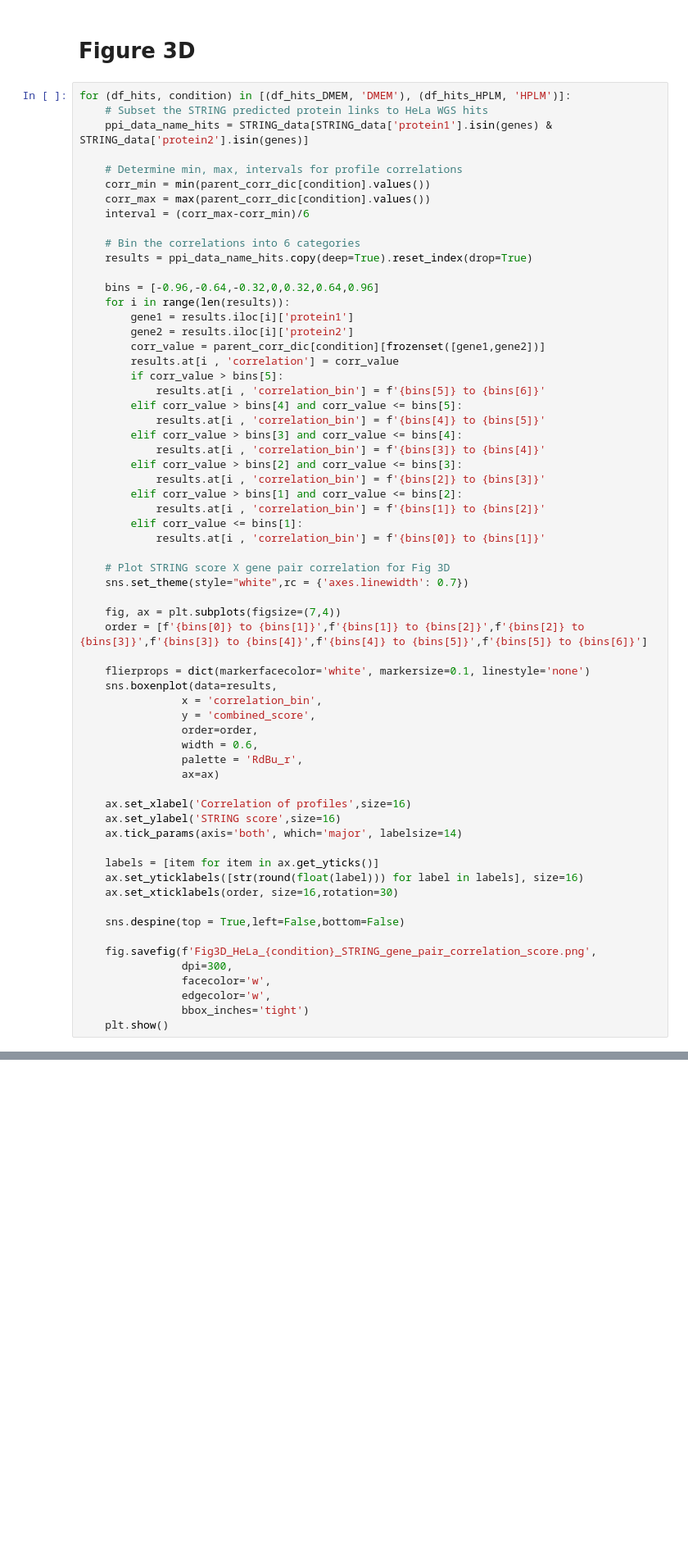
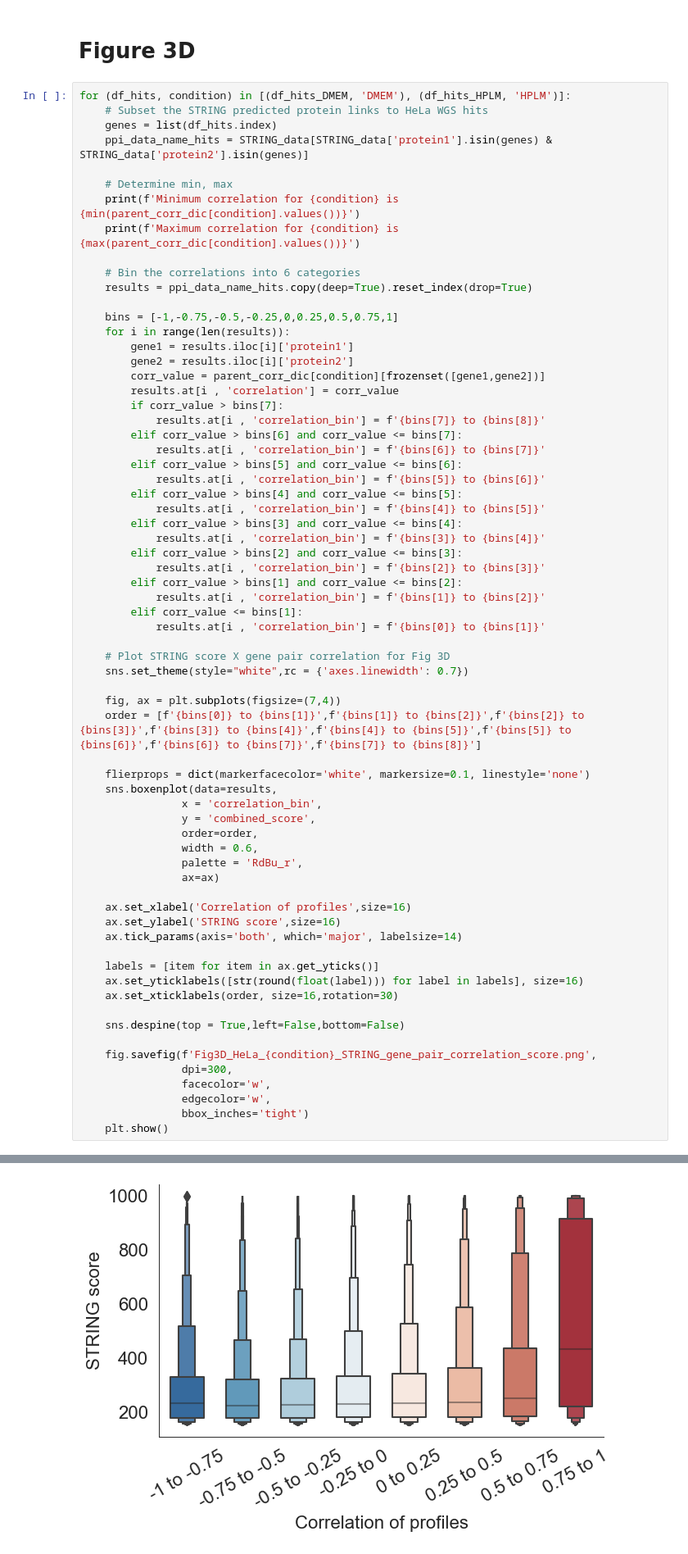
Before and after one commit to broadinstitute/2022_PERISCOPE, a Jupyter notebook: 3_HELA_WGS_Summary/Figure_3.ipynb, the cells around one changed output, grey strips where cells are left out. Shown at 82% size. Saved outputs shown, nothing was run; the diff lists cells and outputs as text; blank space fills up the shorter version.

```diff
--- a/3_HELA_WGS_Summary/Figure_3.ipynb
+++ b/3_HELA_WGS_Summary/Figure_3.ipynb
@@ -346,23 +387,27 @@ KeyError: frozenset({'MALT1'})
 # %%
 for (df_hits, condition) in [(df_hits_DMEM, 'DMEM'), (df_hits_HPLM, 'HPLM')]:
     # Subset the STRING predicted protein links to HeLa WGS hits
+    genes = list(df_hits.index)
     ppi_data_name_hits = STRING_data[STRING_data['protein1'].isin(genes) & STRING_data['protein2'].isin(genes)]
 
-    # Determine min, max, intervals for profile correlations
-    corr_min = min(parent_corr_dic[condition].values())
-    corr_max = max(parent_corr_dic[condition].values())
-    interval = (corr_max-corr_min)/6
+    # Determine min, max
+    print(f'Minimum correlation for {condition} is {min(parent_corr_dic[condition].values())}')
+    print(f'Maximum correlation for {condition} is {max(parent_corr_dic[condition].values())}')
 
     # Bin the correlations into 6 categories
     results = ppi_data_name_hits.copy(deep=True).reset_index(drop=True)
 
-    bins = [-0.96,-0.64,-0.32,0,0.32,0.64,0.96]
+    bins = [-1,-0.75,-0.5,-0.25,0,0.25,0.5,0.75,1]
     for i in range(len(results)):
         gene1 = results.iloc[i]['protein1']
         gene2 = results.iloc[i]['protein2']
         corr_value = parent_corr_dic[condition][frozenset([gene1,gene2])]
         results.at[i , 'correlation'] = corr_value
-        if corr_value > bins[5]:
+        if corr_value > bins[7]:
+            results.at[i , 'correlation_bin'] = f'{bins[7]} to {bins[8]}'
+        elif corr_value > bins[6] and corr_value <= bins[7]:
+            results.at[i , 'correlation_bin'] = f'{bins[6]} to {bins[7]}'
+        elif corr_value > bins[5] and corr_value <= bins[6]:
             results.at[i , 'correlation_bin'] = f'{bins[5]} to {bins[6]}'
         elif corr_value > bins[4] and corr_value <= bins[5]:
             results.at[i , 'correlation_bin'] = f'{bins[4]} to {bins[5]}'
@@ -379,7 +424,7 @@ for (df_hits, condition) in [(df_hits_DMEM, 'DMEM'), (df_hits_HPLM, 'HPLM')]:
     sns.set_theme(style="white",rc = {'axes.linewidth': 0.7})
 
     fig, ax = plt.subplots(figsize=(7,4))
-    order = [f'{bins[0]} to {bins[1]}',f'{bins[1]} to {bins[2]}',f'{bins[2]} to {bins[3]}',f'{bins[3]} to {bins[4]}',f'{bins[4]} to {bins[5]}',f'{bins[5]} to {bins[6]}']
+    order = [f'{bins[0]} to {bins[1]}',f'{bins[1]} to {bins[2]}',f'{bins[2]} to {bins[3]}',f'{bins[3]} to {bins[4]}',f'{bins[4]} to {bins[5]}',f'{bins[5]} to {bins[6]}',f'{bins[6]} to {bins[7]}',f'{bins[7]} to {bins[8]}']
 
     flierprops = dict(markerfacecolor='white', markersize=0.1, linestyle='none')
     sns.boxenplot(data=results,
@@ -410,0 +457 @@ KeyboardInterrupt:
+[figure, added]
```
Also changed, not shown: parts of 14 cells of this notebook, 4 other files.
